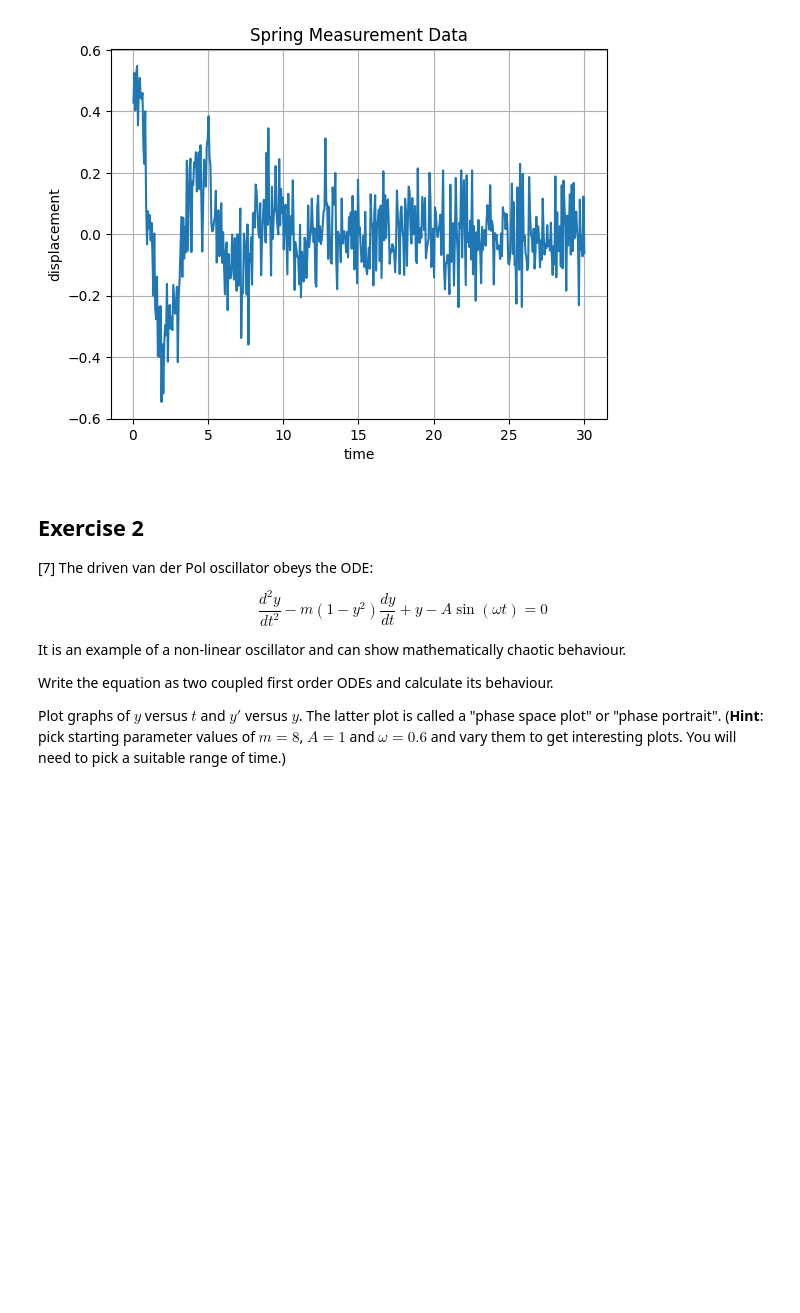
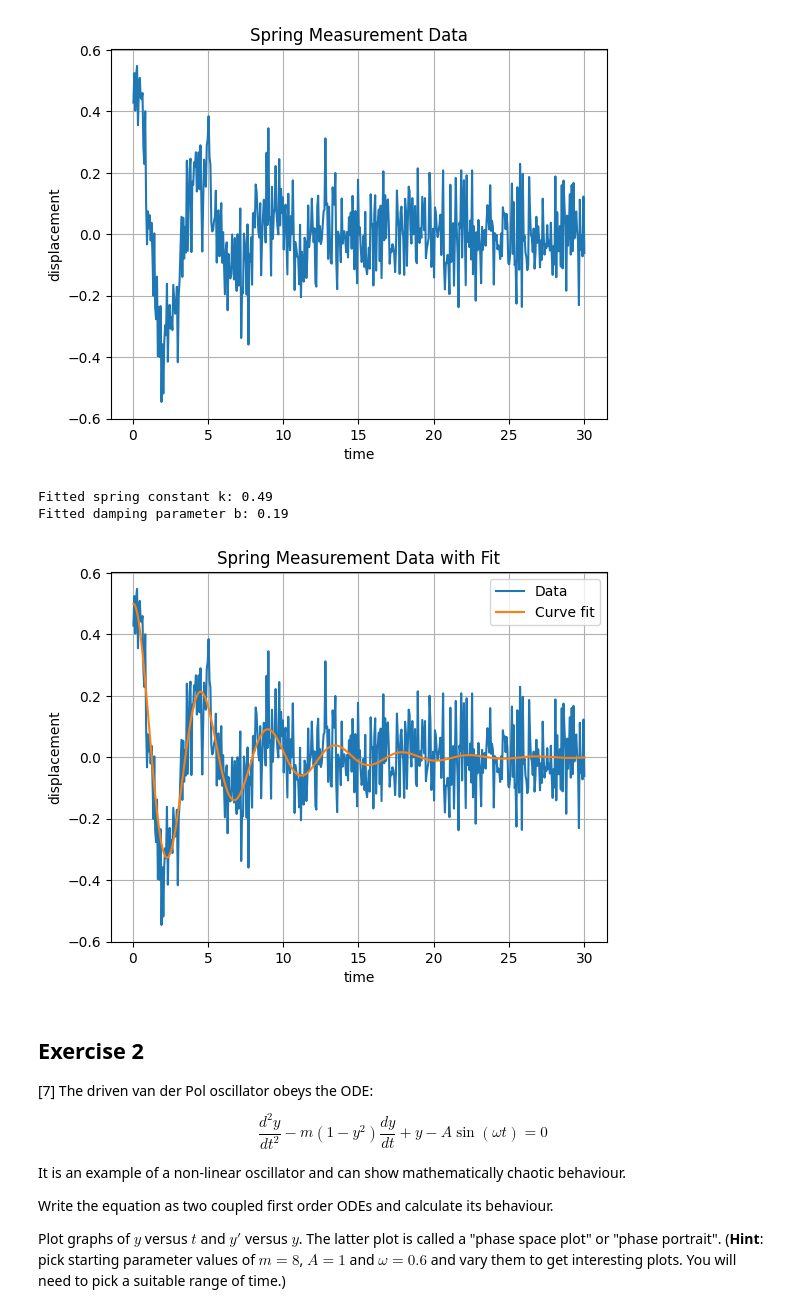
Before and after one commit to PX2145-2025/week-8-b-Finlay-Hall, a Jupyter notebook: ODEs.ipynb, the cells around one changed output. Saved outputs shown, nothing was run; the diff lists cells and outputs as text; code cells hidden in the pictures; blank space fills up the shorter version.

```diff
--- a/ODEs.ipynb
+++ b/ODEs.ipynb
@@ -252,7 +252,7 @@ $$
 
 Modify your derivatives function to accept the damping parameter $b$ in addition to the parameter $k$ and $m$. Plot the results for $b=0.5$.
 # %%
-def f(y, t, k, m, b): # return derivatives of the array y with parameters k, m and b
+def f(y, t, m, k, b): # return derivatives of the array y with parameters k, m and b
     return [ y[1], # the first equation dy[0]/dt
             -(k/m)*y[0] -(b/m)*y[1] # the second equation dy[1]/dt with b included
            ]
@@ -267,7 +267,7 @@ b=0.5
 t = np.linspace(0.0, tmax, npts)
 
 yinit = [0.1, 0] # TWO initial values, y and y'
-y = odeint(f, yinit, t, args=(k,m,b))
+y = odeint(f, yinit, t, args=(m,k,b))
 
 plt.plot(t, y, label='')
 plt.xlabel('time')
@@ -304,20 +304,47 @@ And in that case, `y_predicted` would be compared to `y_data` by `curve_fit` to
 from scipy.optimize import curve_fit
 import pandas as pd
 
-def f(y, t, k, m, b): # return derivatives of the array y
-    return [ y[1], # the first equation dy[0]/dt
-            -(k/m)*y[0] -(b/m)*y[1] # the second equation dy[1]/dt with b included
-           ]
+df = pd.read_csv('spring_measurement.txt', comment='#', sep='\s+') # read in data
+x_data = df.iloc[:, 0]
+y_data = df.iloc[:, 1]
 
-df = pd.read_csv('spring_measurement.txt', comment='#', sep='\s+') # read in data
-
-plt.plot(df.iloc[:, 0], df.iloc[:, 1]) # use iloc to read individual columns
+plt.plot(x_data, y_data) # use iloc to read individual columns
 plt.xlabel('time')
 plt.ylabel('displacement')
 plt.title('Spring Measurement Data')
 plt.grid()
 # %% [output]
 [figure]
+# %%
+def curve(t, k, b): # this function will be passed to curve_fit
+    m = 1.0 # mass as given in the problem
+    yinit = [0.5, 0] # initial position and speed respectively as given in the problem
+    ode_result = odeint(f, yinit, t, args=(k, m, b)) # Use ode_func defined in the previous cell
+    return ode_result[:, 0] # return only the displacement
+
+p_guess = [10, 0.5] # initial guess for k and b
+
+# curve_fit with set parameters, using curve function created earlier
+popt, pcov = curve_fit(f=curve, xdata=x_data, ydata=y_data, p0=p_guess)
+
+# create predicted y values using fitted parameters
+y_predicted = curve(x_data, *popt)
+
+# plot the data and the fit together
+plt.plot(x_data, y_data, label='Data')
+plt.plot(x_data, y_predicted, label='Curve fit')
+plt.xlabel('time')
+plt.ylabel('displacement')
+plt.title('Spring Measurement Data with Fit')
+plt.legend()
+plt.grid()
+
+print(f"Fitted spring constant k: {popt[0]:.2f}")
+print(f"Fitted damping parameter b: {popt[1]:.2f}")
+# %% [output]
+Fitted spring constant k: 0.49
+Fitted damping parameter b: 0.19
+[figure, added]
 # %% [markdown]
 ## Exercise 2
 
```
